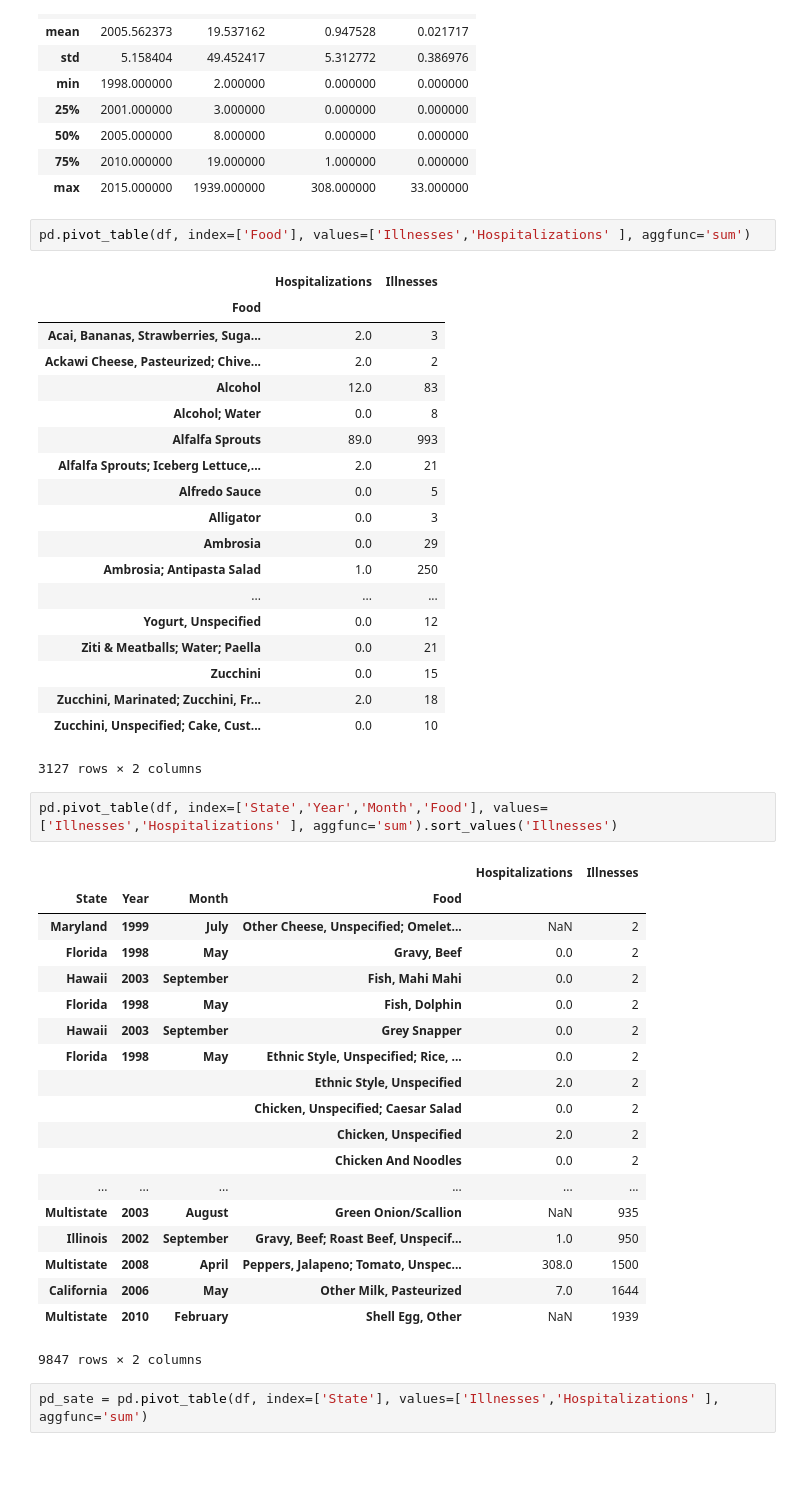
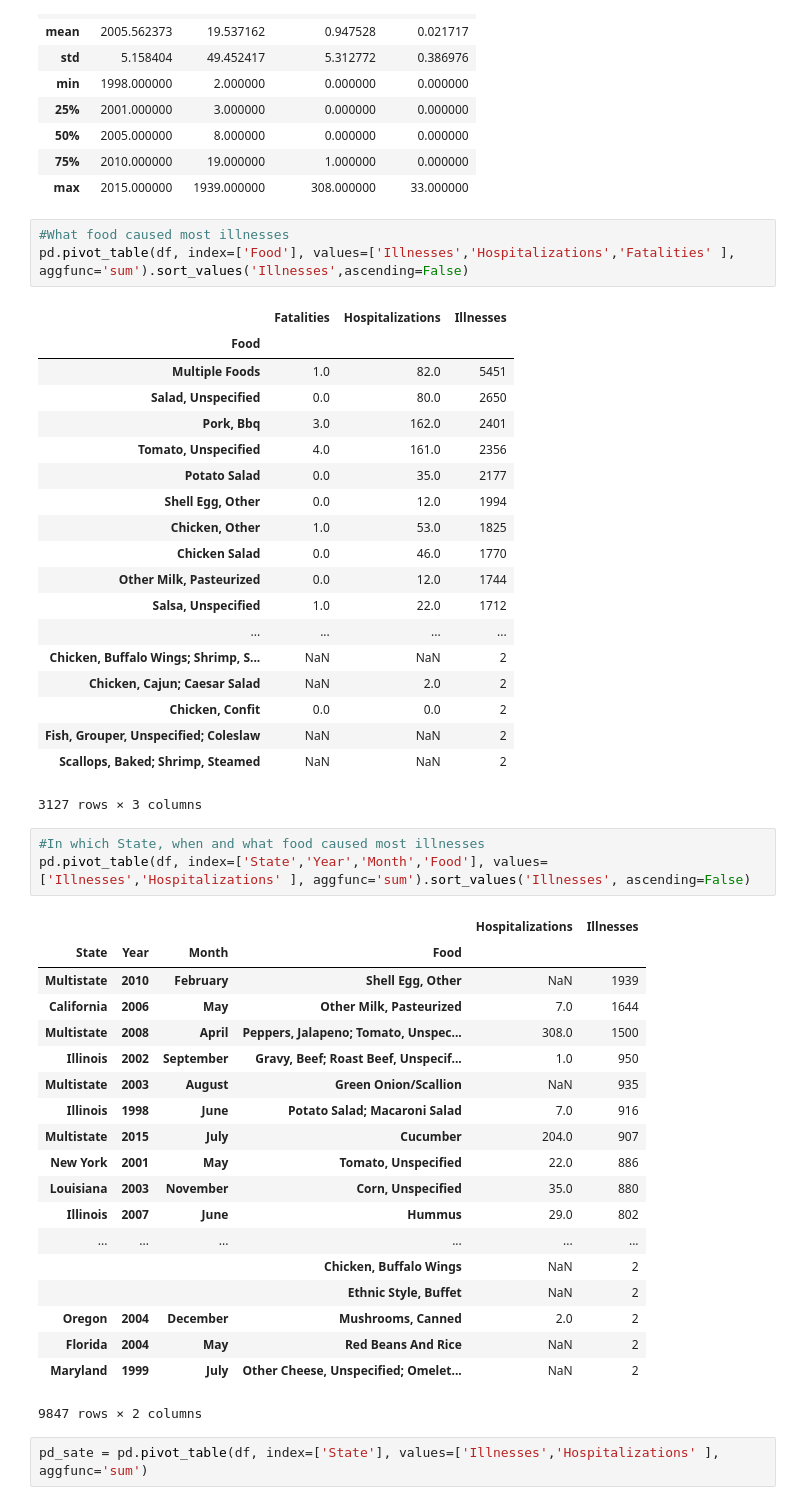
Before and after one commit to EvgeniyaG/Foodbreak, a Jupyter notebook: Foodbreak.ipynb, the cells around one changed output. Saved outputs shown, nothing was run; the diff lists cells and outputs as text; blank space fills up the shorter version.

```diff
--- a/Foodbreak.ipynb
+++ b/Foodbreak.ipynb
@@ -37,48 +26,50 @@ df.describe()
 | 75% | 2010.000000 | 19.000000 | 1.000000 | 0.000000 |
 | max | 2015.000000 | 1939.000000 | 308.000000 | 33.000000 |
 # %%
-pd.pivot_table(df, index=['Food'], values=['Illnesses','Hospitalizations' ], aggfunc='sum')
+#What food caused most illnesses
+pd.pivot_table(df, index=['Food'], values=['Illnesses','Hospitalizations','Fatalities' ], aggfunc='sum').sort_values('Illnesses',ascending=False)
 # %% [output]
-|  | Hospitalizations | Illnesses |
-| Food |  |  |
-| Acai, Bananas, Strawberries, Suga... | 2.0 | 3 |
-| Ackawi Cheese, Pasteurized; Chive... | 2.0 | 2 |
-| Alcohol | 12.0 | 83 |
-| Alcohol; Water | 0.0 | 8 |
-| Alfalfa Sprouts | 89.0 | 993 |
-| Alfalfa Sprouts; Iceberg Lettuce,... | 2.0 | 21 |
-| Alfredo Sauce | 0.0 | 5 |
-| Alligator | 0.0 | 3 |
-| Ambrosia | 0.0 | 29 |
-| Ambrosia; Antipasta Salad | 1.0 | 250 |
-| ... | ... | ... |
-| Yogurt, Unspecified | 0.0 | 12 |
-| Ziti & Meatballs; Water; Paella | 0.0 | 21 |
-| Zucchini | 0.0 | 15 |
-| Zucchini, Marinated; Zucchini, Fr... | 2.0 | 18 |
-| Zucchini, Unspecified; Cake, Cust... | 0.0 | 10 |
+|  | Fatalities | Hospitalizations | Illnesses |
+| Food |  |  |  |
+| Multiple Foods | 1.0 | 82.0 | 5451 |
+| Salad, Unspecified | 0.0 | 80.0 | 2650 |
+| Pork, Bbq | 3.0 | 162.0 | 2401 |
+| Tomato, Unspecified | 4.0 | 161.0 | 2356 |
+| Potato Salad | 0.0 | 35.0 | 2177 |
+| Shell Egg, Other | 0.0 | 12.0 | 1994 |
+| Chicken, Other | 1.0 | 53.0 | 1825 |
+| Chicken Salad | 0.0 | 46.0 | 1770 |
+| Other Milk, Pasteurized | 0.0 | 12.0 | 1744 |
+| Salsa, Unspecified | 1.0 | 22.0 | 1712 |
+| ... | ... | ... | ... |
+| Chicken, Buffalo Wings; Shrimp, S... | NaN | NaN | 2 |
+| Chicken, Cajun; Caesar Salad | NaN | 2.0 | 2 |
+| Chicken, Confit | 0.0 | 0.0 | 2 |
+| Fish, Grouper, Unspecified; Coleslaw | NaN | NaN | 2 |
+| Scallops, Baked; Shrimp, Steamed | NaN | NaN | 2 |
-3127 rows × 2 columns
+3127 rows × 3 columns
 # %%
-pd.pivot_table(df, index=['State','Year','Month','Food'], values=['Illnesses','Hospitalizations' ], aggfunc='sum').sort_values('Illnesses')
+#In which State, when and what food caused most illnesses
+pd.pivot_table(df, index=['State','Year','Month','Food'], values=['Illnesses','Hospitalizations' ], aggfunc='sum').sort_values('Illnesses', ascending=False)
 # %% [output]
 |  |  |  |  | Hospitalizations | Illnesses |
 | State | Year | Month | Food |  |  |
+| Multistate | 2010 | February | Shell Egg, Other | NaN | 1939 |
+| California | 2006 | May | Other Milk, Pasteurized | 7.0 | 1644 |
+| Multistate | 2008 | April | Peppers, Jalapeno; Tomato, Unspec... | 308.0 | 1500 |
+| Illinois | 2002 | September | Gravy, Beef; Roast Beef, Unspecif... | 1.0 | 950 |
+| Multistate | 2003 | August | Green Onion/Scallion | NaN | 935 |
+| Illinois | 1998 | June | Potato Salad; Macaroni Salad | 7.0 | 916 |
+| Multistate | 2015 | July | Cucumber | 204.0 | 907 |
+| New York | 2001 | May | Tomato, Unspecified | 22.0 | 886 |
+| Louisiana | 2003 | November | Corn, Unspecified | 35.0 | 880 |
+| Illinois | 2007 | June | Hummus | 29.0 | 802 |
+| ... | ... | ... | ... | ... | ... |
+|  |  |  | Chicken, Buffalo Wings | NaN | 2 |
+|  |  |  | Ethnic Style, Buffet | NaN | 2 |
+| Oregon | 2004 | December | Mushrooms, Canned | 2.0 | 2 |
+| Florida | 2004 | May | Red Beans And Rice | NaN | 2 |
 | Maryland | 1999 | July | Other Cheese, Unspecified; Omelet... | NaN | 2 |
-| Florida | 1998 | May | Gravy, Beef | 0.0 | 2 |
-| Hawaii | 2003 | September | Fish, Mahi Mahi | 0.0 | 2 |
-| Florida | 1998 | May | Fish, Dolphin | 0.0 | 2 |
-| Hawaii | 2003 | September | Grey Snapper | 0.0 | 2 |
-| Florida | 1998 | May | Ethnic Style, Unspecified; Rice, ... | 0.0 | 2 |
-|  |  |  | Ethnic Style, Unspecified | 2.0 | 2 |
-|  |  |  | Chicken, Unspecified; Caesar Salad | 0.0 | 2 |
-|  |  |  | Chicken, Unspecified | 2.0 | 2 |
-|  |  |  | Chicken And Noodles | 0.0 | 2 |
-| ... | ... | ... | ... | ... | ... |
-| Multistate | 2003 | August | Green Onion/Scallion | NaN | 935 |
-| Illinois | 2002 | September | Gravy, Beef; Roast Beef, Unspecif... | 1.0 | 950 |
-| Multistate | 2008 | April | Peppers, Jalapeno; Tomato, Unspec... | 308.0 | 1500 |
-| California | 2006 | May | Other Milk, Pasteurized | 7.0 | 1644 |
-| Multistate | 2010 | February | Shell Egg, Other | NaN | 1939 |
 9847 rows × 2 columns
 # %%
 pd_sate = pd.pivot_table(df, index=['State'], values=['Illnesses','Hospitalizations' ], aggfunc='sum')
```
Also changed, not shown: parts of 26 cells of this notebook.
